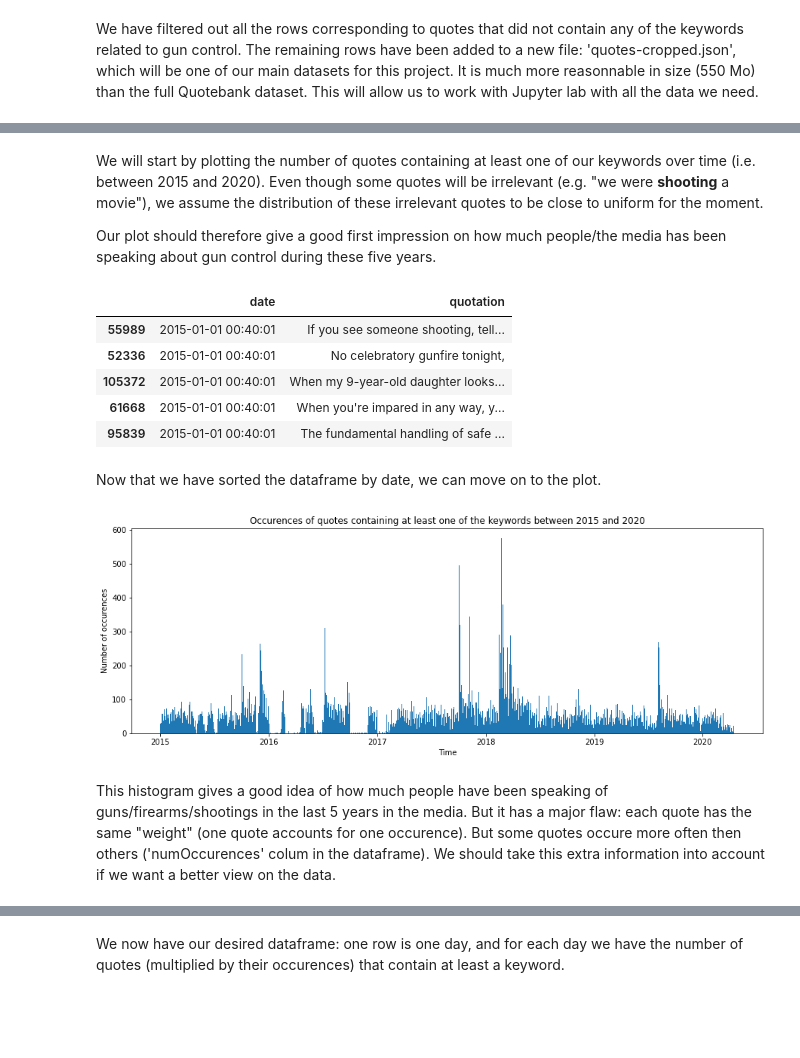
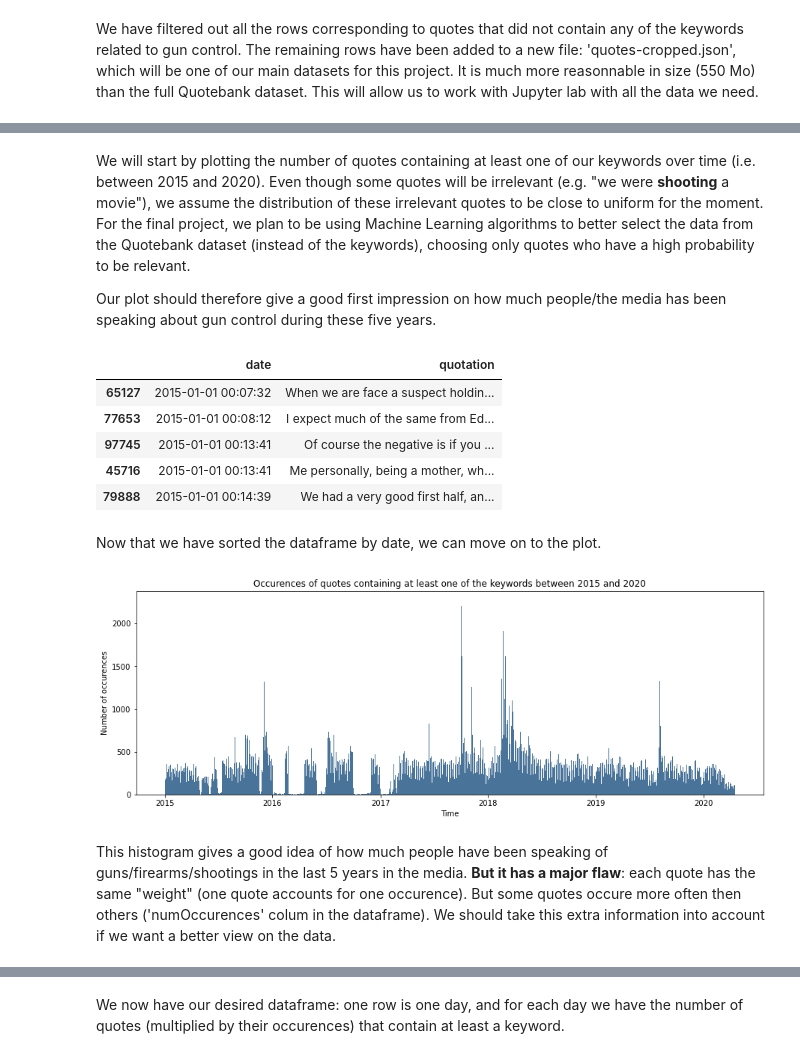
Before and after one commit to epfl-ada/ada-2021-project-clezemath, a Jupyter notebook: milestone2.ipynb, the cells around one changed output, grey strips where cells are left out. Cells and saved outputs as stored; diff of their text form; code cells hidden in the pictures; blank space fills up the shorter version.

```diff
--- a/milestone2.ipynb
+++ b/milestone2.ipynb
@@ -9,12 +9,11 @@ import numpy as np
 import matplotlib.pyplot as plt
 %matplotlib inline
 import seaborn as sns
-!pip install tld
-from tld import get_tld
-import json
-import bz2
-from scipy import stats
 import statsmodels.api as sm
 import statsmodels.formula.api as smf
+
 # Disable some pandas warnings we don't need
 pd.options.mode.chained_assignment = None
+
+# New dataframe with the data ('quotes-cropped.jspon')
+df_original = pd.read_json('quotes-cropped.json', lines=True)
@@ -61,5 +19,0 @@ with bz2.open("data/quotes-cropped.json.bz2", 'rb') as s_file:
-# %%
-# New dataframe with the data ('quotes-cropped.jspon')
-with bz2.open("data/quotes-cropped-with-country.json.bz2", 'rb') as s_file:
-    df_original = pd.read_json(s_file, lines=True)
-df_original.head()
@@ -73,3 +19,0 @@ df_original.head()
-# %%
-df_original=df_original[df_original['country']=='US']
-df_original.head()
@@ -83,5 +20,5 @@ df_original.head()
 # %% [markdown]
-We will start by plotting the number of quotes containing at least one of our keywords over time (i.e. between 2015 and 2020). Even though some quotes will be irrelevant (e.g. "we were **shooting** a movie"), we assume the distribution of these irrelevant quotes to be close to uniform for the moment.
+We will start by plotting the number of quotes containing at least one of our keywords over time (i.e. between 2015 and 2020). Even though some quotes will be irrelevant (e.g. "we were **shooting** a movie"), we assume the distribution of these irrelevant quotes to be close to uniform for the moment. For the final project, we plan to be using Machine Learning algorithms to better select the data from the Quotebank dataset (instead of the keywords), choosing only quotes who have a high probability to be relevant.
 
 Our plot should therefore give a good first impression on how much people/the media has been speaking about gun control during these five years.
 # %%
@@ -97,24 +34,24 @@ df = df.sort_values(by=['date'])
 df.head()
 # %% [output]
 |  | date | quotation |
-| 55989 | 2015-01-01 00:40:01 | If you see someone shooting, tell... |
-| 52336 | 2015-01-01 00:40:01 | No celebratory gunfire tonight, |
-| 105372 | 2015-01-01 00:40:01 | When my 9-year-old daughter looks... |
-| 61668 | 2015-01-01 00:40:01 | When you're impared in any way, y... |
-| 95839 | 2015-01-01 00:40:01 | The fundamental handling of safe ... |
+| 65127 | 2015-01-01 00:07:32 | When we are face a suspect holdin... |
+| 77653 | 2015-01-01 00:08:12 | I expect much of the same from Ed... |
+| 97745 | 2015-01-01 00:13:41 | Of course the negative is if you ... |
+| 45716 | 2015-01-01 00:13:41 | Me personally, being a mother, wh... |
+| 79888 | 2015-01-01 00:14:39 | We had a very good first half, an... |
 # %% [markdown]
 Now that we have sorted the dataframe by date, we can move on to the plot.
 # %%
 # Plotting number of quotes that contain keywords on the timeframe of the dataset
 plt.figure(figsize=(15,5))
 
-plt.hist(df['date'],bins=2000)
+plt.hist(df['date'], bins=2000, color='#4a7399')
 
 plt.title('Occurences of quotes containing at least one of the keywords between 2015 and 2020')
 plt.xlabel('Time')
 plt.ylabel('Number of occurences')
 plt.show()
 # %% [output]
-[figure, old version]
+[figure, new version]
 # %% [markdown]
-This histogram gives a good idea of how much people have been speaking of guns/firearms/shootings in the last 5 years in the media. But it has a major flaw: each quote has the same "weight" (one quote accounts for one occurence). But some quotes occure more often then others ('numOccurences' colum in the dataframe). We should take this extra information into account if we want a better view on the data.
+This histogram gives a good idea of how much people have been speaking of guns/firearms/shootings in the last 5 years in the media. **But it has a major flaw**: each quote has the same "weight" (one quote accounts for one occurence). But some quotes occure more often then others ('numOccurences' colum in the dataframe). We should take this extra information into account if we want a better view on the data.
```
Also changed, not shown: parts of 40 cells of this notebook.
